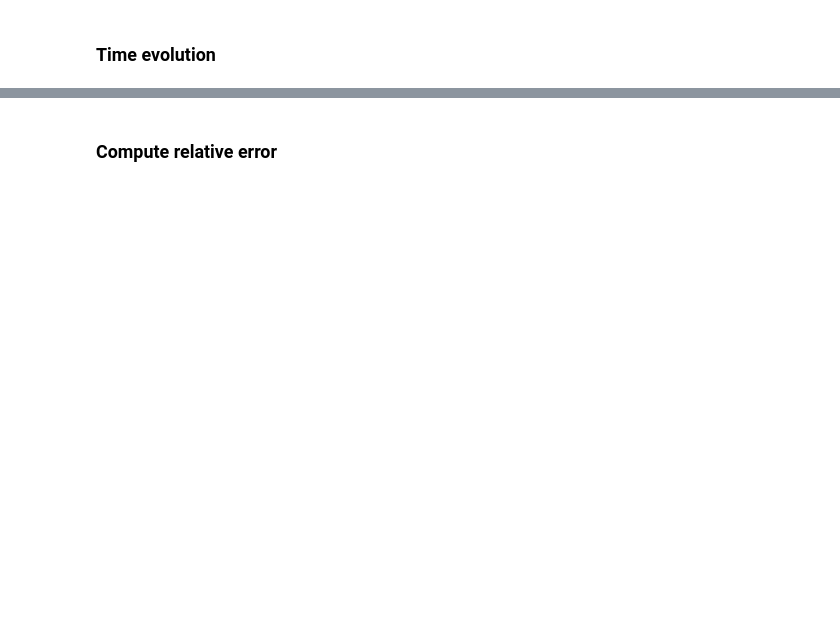
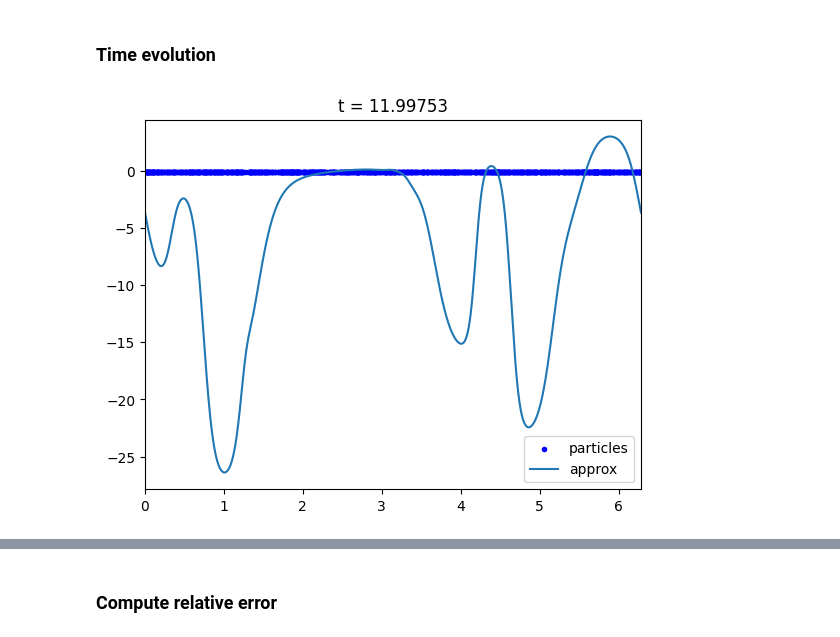
Before and after one commit to FraBet29/Neural_Galerkin, a Jupyter notebook: Allen-Cahn.ipynb, the cells around one changed output, grey strips where cells are left out. Cells and saved outputs as stored; diff of their text form; code cells hidden in the pictures; blank space fills up the shorter version.

Commit message:
Add first working AC (the initial training at least)

```diff
--- a/Allen-Cahn.ipynb
+++ b/Allen-Cahn.ipynb
@@ -71,7 +73,7 @@ Training data:
 # %%
 # Neural network
 
-net = DeepNetAC(training_data.m, problem_data.domain[1] - problem_data.domain[0])
+net = DeepNetAC(training_data.m, training_data.l, problem_data.domain[1] - problem_data.domain[0])
 print(net)
 # %% [output]
 DeepNetAC(
@@ -106,19 +100,13 @@ KeyboardInterrupt:
 # %% [markdown]
 ### Time evolution
 # %%
-theta_flat, unravel = jax.flatten_util.ravel_pytree(theta) # flatten a pytree of arrays down to a 1D array
-u_fn = unraveler(net.apply, unravel) # auxiliary function that allows to evaluate the NN starting from the flattened parameters
+# Source term for the AC equation
 
-# Define gradients
-U = jax.vmap(u_fn, (None, 0)) # jax.vmap(fun, in_axes)
-U_dtheta = jax.vmap(jax.grad(u_fn), (None, 0))
-U_dx = jax.vmap(gradsqz(u_fn, 1), (None, 0))
-U_ddx = jax.vmap(gradsqz(gradsqz(u_fn, 1), 1), (None, 0))
-
-# Source term for the KdV equation
-def rhs(theta_flat, x, t):
+def rhs_ac(theta_flat, x, t, u_fn):
     epsilon = 5e-2
     a = lambda x, t: (1.05 + t * jnp.sin(x)).squeeze()
+    U = jax.vmap(u_fn, (None, 0)) # jax.vmap(fun, in_axes)
+    U_ddx = jax.vmap(gradsqz(gradsqz(u_fn, 1), 1), (None, 0))
     u = U(theta, x)
     u_xx = U_ddx(theta, x)
     return epsilon * u_xx - a(x, t) * (u - u ** 3)
@@ -164,38 +120,12 @@ def r_loss(theta_flat, theta_flat_k, x, t):
 # %%
-def neural_galerkin(theta_flat, problem_data, n, sampler, scheme):
-
-    x_plot = jnp.linspace(problem_data.domain[0], problem_data.domain[1], problem_data.N) # points for plotting and error evaluation
-
-    solution = []
-
-    print('Run time evolution...')
-
-    t = 0
-    while t < problem_data.T:
-
-        if int(t / problem_data.dt) % 50 == 0:
-            print(f'  t = {t:.2f}/{problem_data.T:.2f}')
-
-        # Save current solution
-        u = U(theta_flat, x_plot.reshape(-1, 1))
-        solution.append(u)
-
-        # Sample points in the spatial domain
-        if sampler == 'unif':
-            seed = int(t * 1e6)
-            x = jax.random.uniform(jax.random.key(seed), (n, problem_data.d), minval=problem_data.domain[0], maxval=problem_data.domain[1])
-        else:
-            print('Sampling strategy not implement yet.')
-            raise NotImplementedError
-
-        if scheme == 'rk45':
-            theta_flat = runge_kutta_scheme(theta_flat, x, t, problem_data.dt, M_fn, F_fn)
-        elif scheme == 'bweuler':
-            theta_flat = backward_euler_scheme(theta_flat, x, t, r_loss)
-        else:
-            print('ODE solver not implemented yet.')
-            raise NotImplementedError
-
-        t = t + problem_data.dt
-
-    return solution
+solution, timesteps, _ = neural_galerkin(theta=theta, # initial parameters
+                                         net=net, # neural network
+                                         problem_data=problem_data, # problem data
+                                         n=1000, # sample points
+                                         rhs=rhs_ac, # problem RHS
+                                         x_init=None,
+                                         sampler='uniform',
+                                         scheme='rk45'
+                                        )
+# %% [output]
+[figure, added]
```
Also changed, not shown: parts of 12 cells of this notebook, 7 other files.
